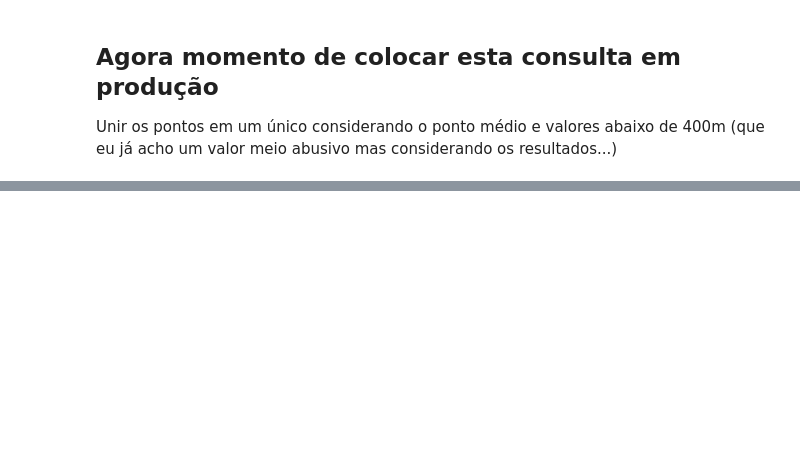
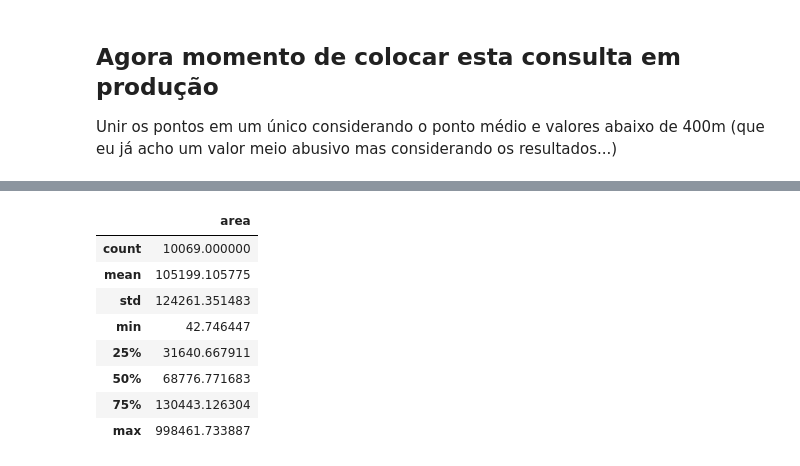
Before and after one commit to titoconte/notebooks, a Jupyter notebook: AbrangenciaDoBusaoSP.ipynb, the cells around one changed output, grey strips where cells are left out. Drawn from its saved outputs; the diff is of its cells as text; code cells hidden in the pictures; blank space fills up the shorter version.

```diff
--- a/AbrangenciaDoBusaoSP.ipynb
+++ b/AbrangenciaDoBusaoSP.ipynb
@@ -272,0 +351,12 @@ KeyError: 'the label [0] is not in the [index]'
+# %%
+gdf.query('area>0 & area<1000000').describe()
+# %% [output]
+|  | area |
+| count | 10069.000000 |
+| mean | 105199.105775 |
+| std | 124261.351483 |
+| min | 42.746447 |
+| 25% | 31640.667911 |
+| 50% | 68776.771683 |
+| 75% | 130443.126304 |
+| max | 998461.733887 |
```
Also changed, not shown: parts of 14 cells of this notebook.
